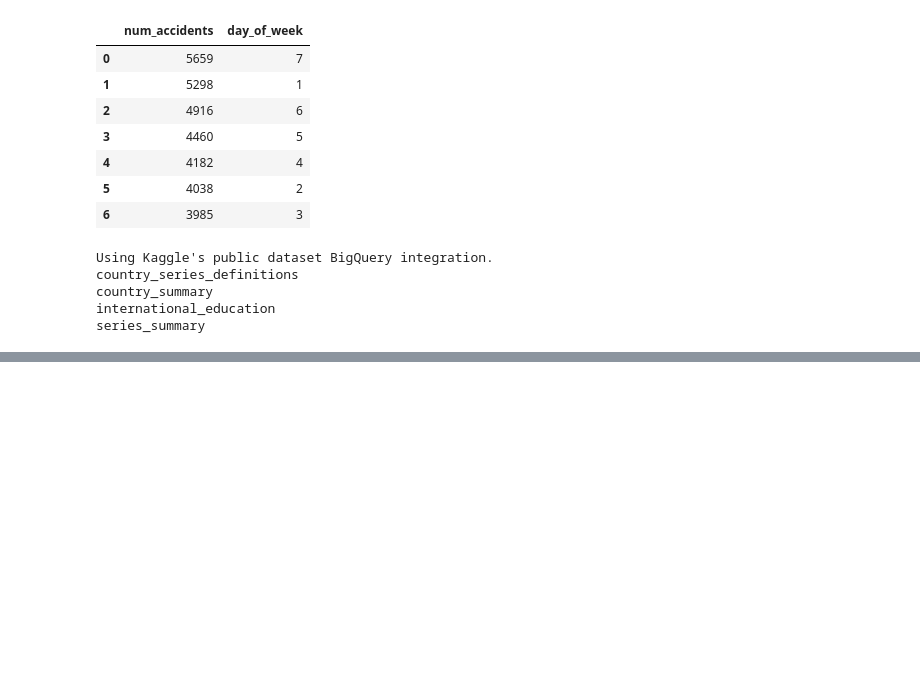
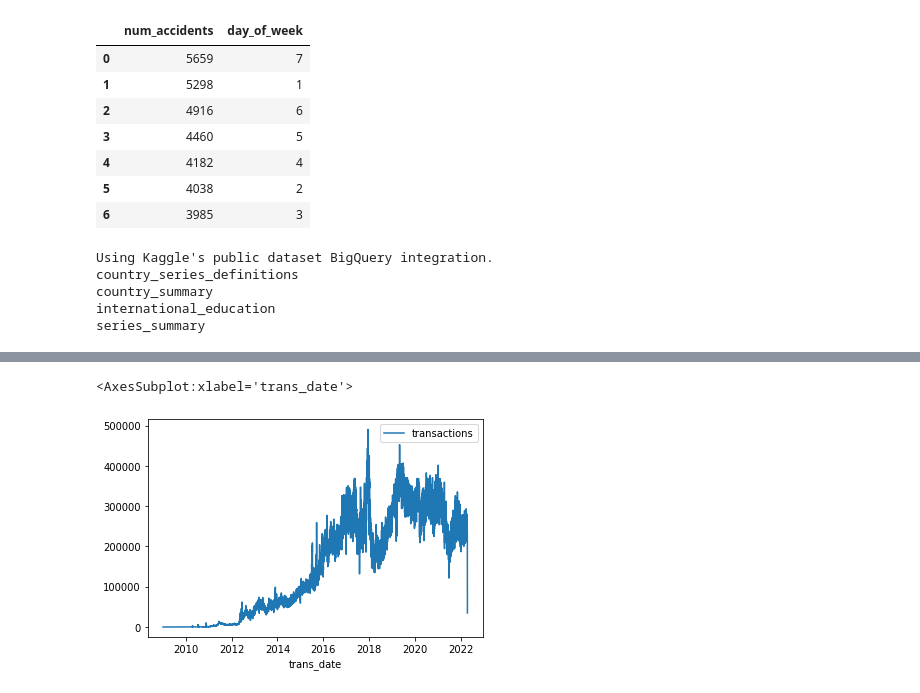
Before and after one commit to karthigeyan0312/My_Kaggle_Practice_Exercises, a Jupyter notebook: sql-with-bigquery.ipynb, the cells around one changed output, grey strips where cells are left out. Saved outputs shown, nothing was run; the diff lists cells and outputs as text; code cells hidden in the pictures; blank space fills up the shorter version.

Commit message:
Kaggle Notebook | SQL with BigQuery | Version 7

```diff
--- a/sql-with-bigquery.ipynb
+++ b/sql-with-bigquery.ipynb
@@ -400,0 +401,11 @@ client.list_rows(table, max_results=5).to_dataframe()
+# %%
+from google.cloud import bigquery
+client = bigquery.Client()
+
+dataset_ref = client.dataset('crypto_bitcoin', project='bigquery-public-data')
+dataset = client.get_dataset(dataset_ref)
+
+tables = list(client.list_tables(dataset))
+
+for table in tables:
+    print(table.table_id)
@@ -400,0 +430,21 @@ client.list_rows(table, max_results=5).to_dataframe()
+# %%
+query = """
+        WITH time AS
+        (
+            SELECT DATE(block_timestamp) AS trans_date
+            FROM `bigquery-public-data.crypto_bitcoin.transactions`
+        )
+        SELECT COUNT(1) AS transactions,
+            trans_date
+        FROM time
+        GROUP BY trans_date
+        ORDER BY trans_date
+
+        """
+
+safe_config = bigquery.QueryJobConfig(maximum_bytes_billed=10**10)
+query_job = client.query(query, job_config=safe_config)
+
+transactions_by_date = query_job.to_dataframe()
+
+transactions_by_date.head()
@@ -400,0 +458,5 @@ client.list_rows(table, max_results=5).to_dataframe()
+# %%
+transactions_by_date.set_index('trans_date').plot()
+# %% [output]
+<AxesSubplot:xlabel='trans_date'>
+[figure, added]
```
Also changed, not shown: parts of 9 cells of this notebook.
